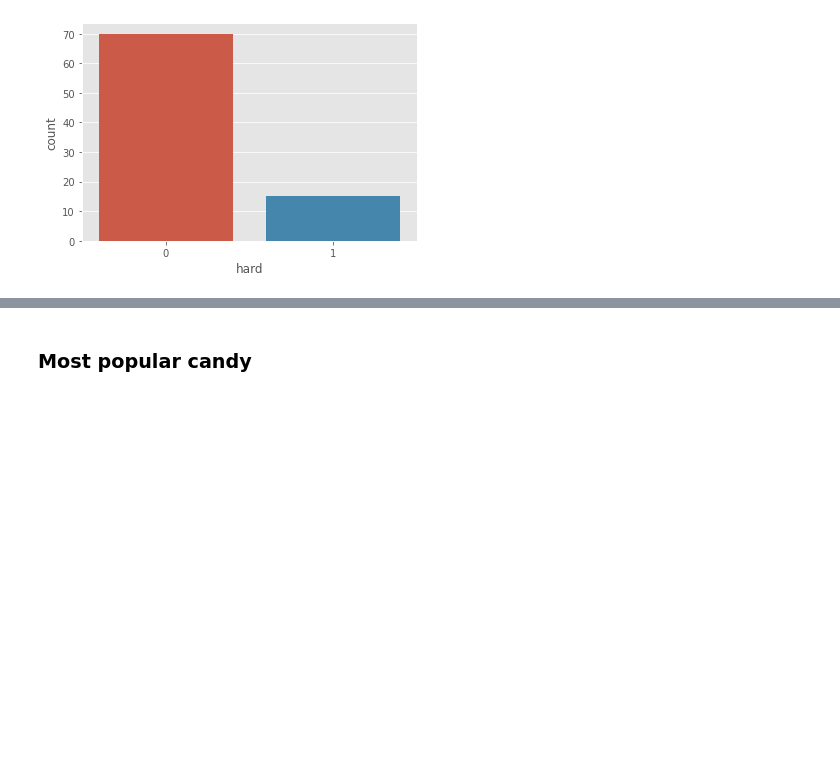
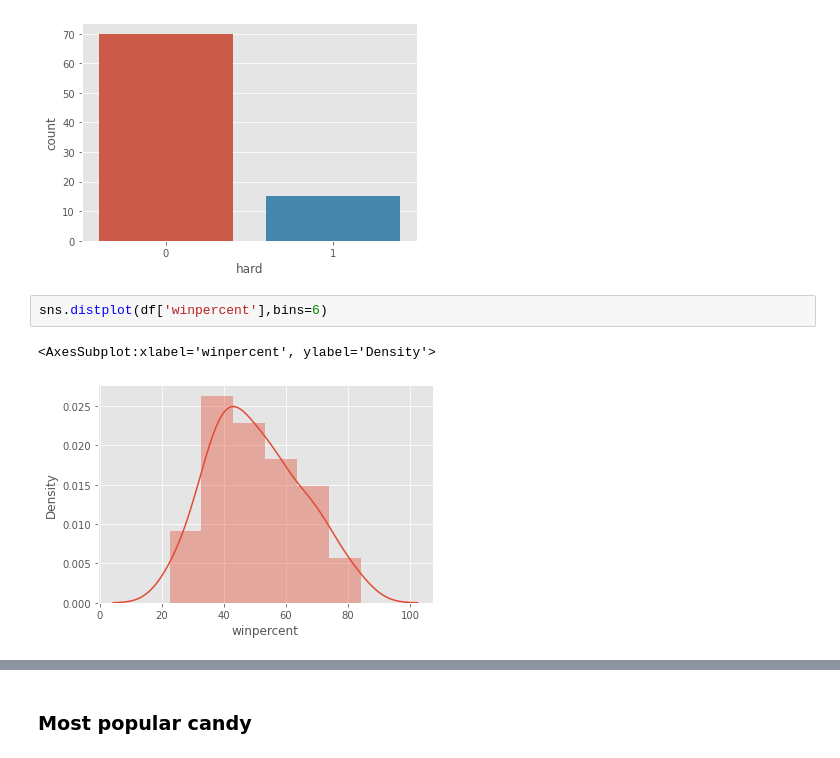
Before and after one commit to smeteo/Candy-Power-Ranking, a Jupyter notebook: Candy_Power_Ranking.ipynb, the cells around one changed output, grey strips where cells are left out. Cells and saved outputs as stored; diff of their text form; blank space fills up the shorter version.

```diff
--- a/Candy_Power_Ranking.ipynb
+++ b/Candy_Power_Ranking.ipynb
@@ -133,3 +133,8 @@ sns.countplot(x=df.hard)
 # %% [output]
 <AxesSubplot:xlabel='hard', ylabel='count'>
 [figure]
+# %%
+sns.distplot(df['winpercent'],bins=6)
+# %% [output]
+<AxesSubplot:xlabel='winpercent', ylabel='Density'>
+[figure, added]
```
Also changed, not shown: parts of 14 cells of this notebook.
